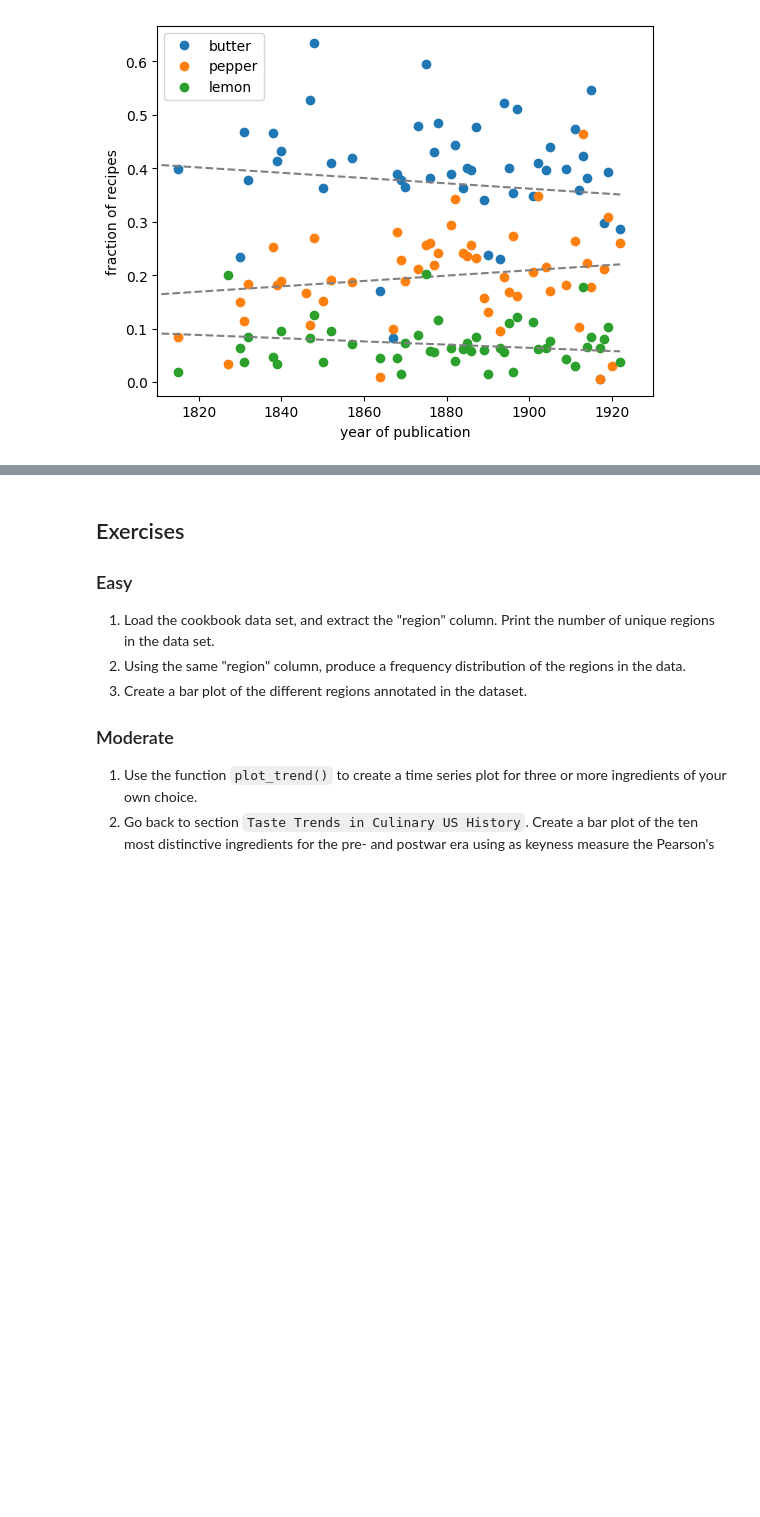
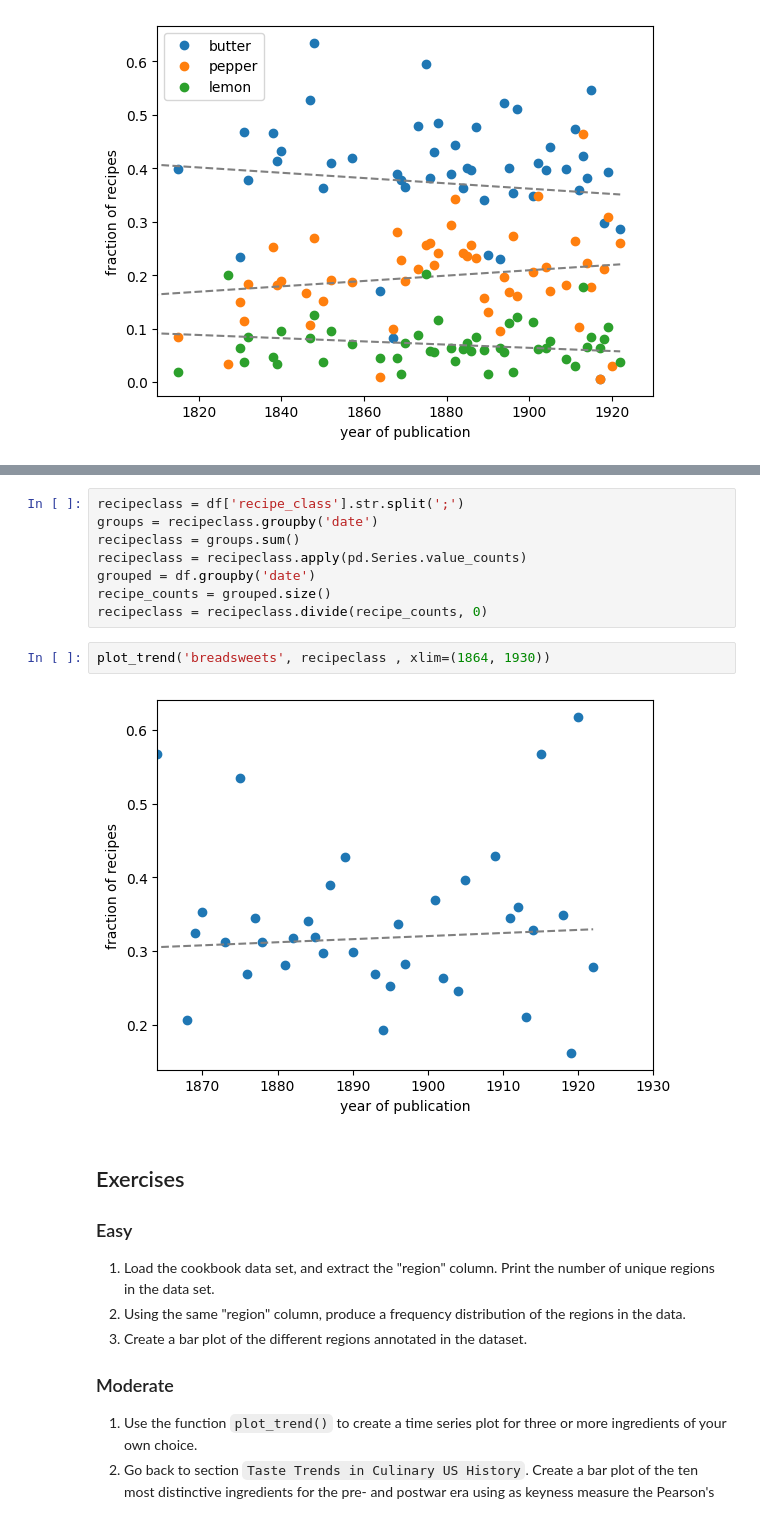
Before and after one commit to NienkeH/Creating-maps-in-R, a Jupyter notebook: 01-introduction-cook-books/01_exercises.ipynb, the cells around one changed output, grey strips where cells are left out. Drawn from its saved outputs; the diff is of its cells as text; blank space fills up the shorter version.

```diff
--- a/01-introduction-cook-books/01_exercises.ipynb
+++ b/01-introduction-cook-books/01_exercises.ipynb
@@ -121,3 +149,15 @@ labels = [p[]]
+# %%
+recipeclass = df['recipe_class'].str.split(';')
+groups = recipeclass.groupby('date')
+recipeclass = groups.sum()
+recipeclass = recipeclass.apply(pd.Series.value_counts)
+grouped = df.groupby('date')
+recipe_counts = grouped.size()
+recipeclass = recipeclass.divide(recipe_counts, 0)
+# %%
+plot_trend('breadsweets', recipeclass , xlim=(1864, 1930))
+# %% [output]
+[figure, added]
 # %% [markdown]
 ## Exercises
 
```
Also changed, not shown: parts of 6 cells of this notebook.
